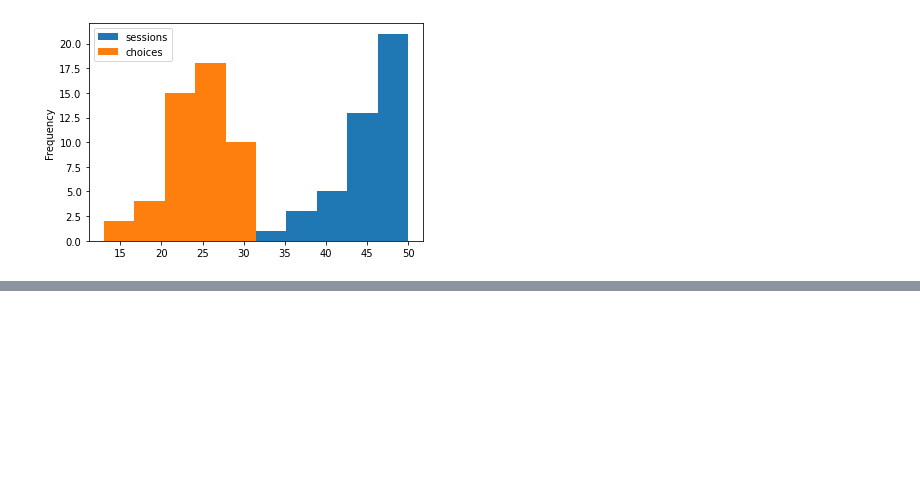
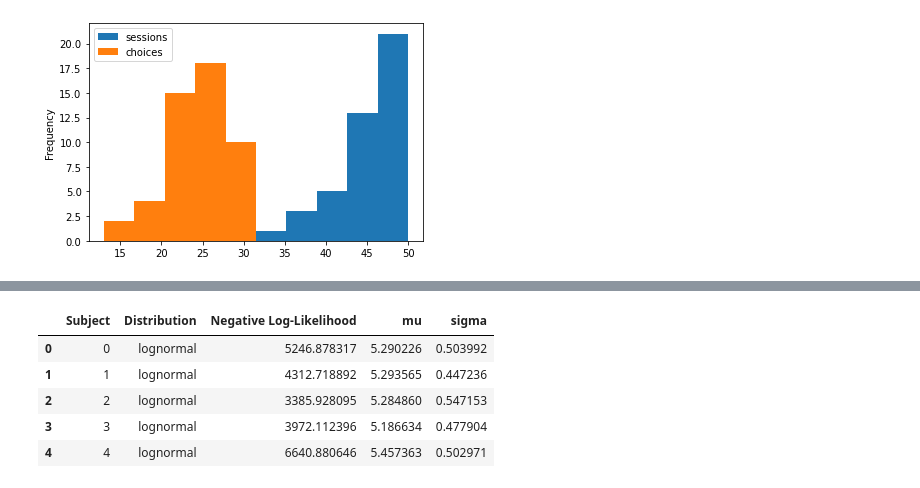
Before and after one commit to trondarild/many-item-choice, a Jupyter notebook: tat/exploration.ipynb, the cells around one changed output, grey strips where cells are left out. Cells and saved outputs as stored; diff of their text form; code cells hidden in the pictures; blank space fills up the shorter version.

```diff
--- a/tat/exploration.ipynb
+++ b/tat/exploration.ipynb
@@ -95,0 +151,9 @@ To be used by ikaros model
+# %%
+results_df.head()
+# %% [output]
+|  | Subject | Distribution | Negative Log-Likelihood | mu | sigma |
+| 0 | 0 | lognormal | 5246.878317 | 5.290226 | 0.503992 |
+| 1 | 1 | lognormal | 4312.718892 | 5.293565 | 0.447236 |
+| 2 | 2 | lognormal | 3385.928095 | 5.284860 | 0.547153 |
+| 3 | 3 | lognormal | 3972.112396 | 5.186634 | 0.477904 |
+| 4 | 4 | lognormal | 6640.880646 | 5.457363 | 0.502971 |
```
Also changed, not shown: parts of 18 cells of this notebook, 1 other file.
